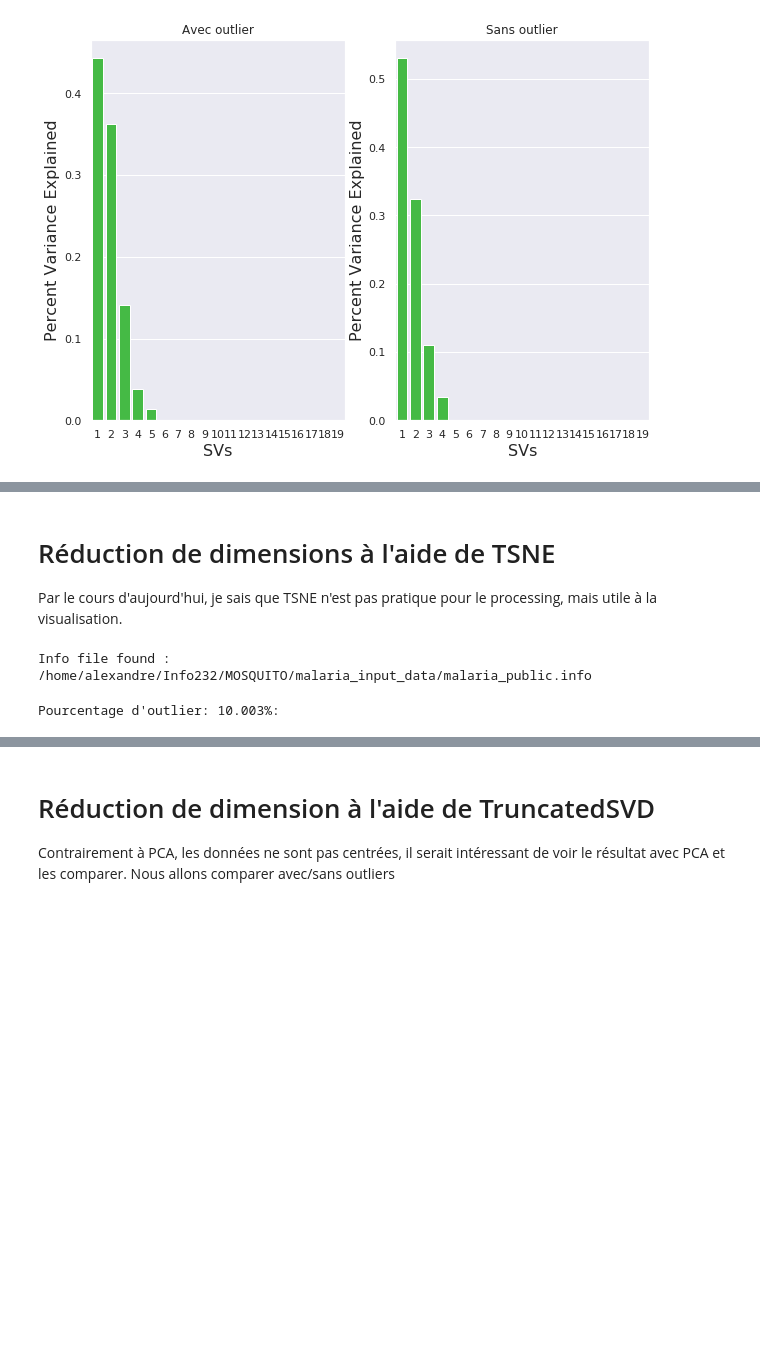
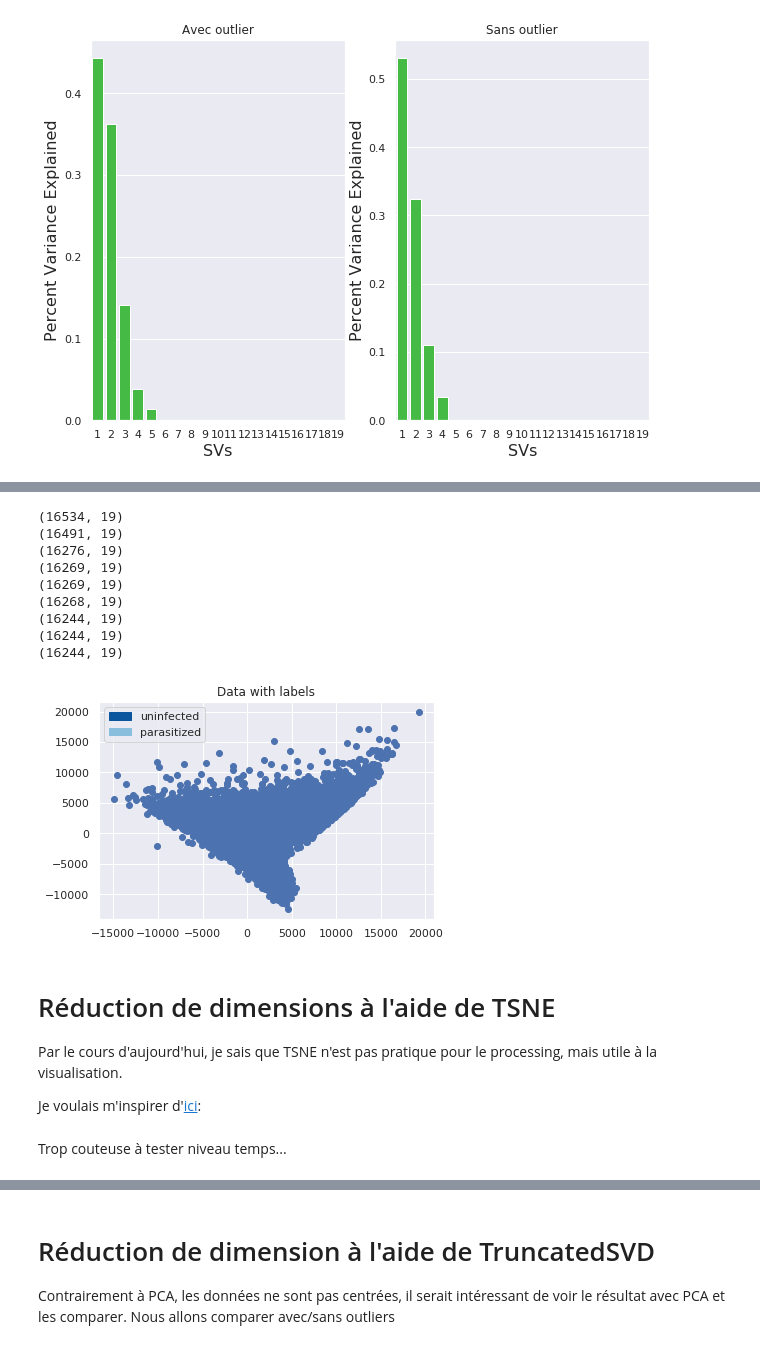
Before and after one commit to PhamAlexT/MOSQUITO, a Jupyter notebook: starting_kit/README_preprocessing.ipynb, the cells around one changed output, grey strips where cells are left out. Drawn from its saved outputs; the diff is of its cells as text; code cells hidden in the pictures; blank space fills up the shorter version.

```diff
--- a/starting_kit/README_preprocessing.ipynb
+++ b/starting_kit/README_preprocessing.ipynb
@@ -763,7 +791,47 @@ Nous voyons qu'avec suppression d'oulier puis PCA, nous pouvons nous ramener à
+# %%
+from scipy import stats
+
+def remove_outlier(df_in, col_name):
+    q1 = df_in[col_name].quantile(0.05)
+    q3 = df_in[col_name].quantile(0.95)
+    iqr = q3-q1 #Interquartile range
+    fence_low  = q1-1.5*iqr
+    fence_high = q3+1.5*iqr
+    df_out = df_in.loc[(df_in[col_name] > fence_low) & (df_in[col_name] < fence_high)]
+    return df_out
+# %%
+d = df_n.drop(columns=['parasitized'])
+for i in range (0,8):
+    #print("On enlève les outlier pour: {}".format(c))
+    print(np.shape(d))
+    d = remove_outlier(d,d.columns.values[i]) #Grace au print d'avant...
+
+print(np.shape(d))
+pca = PCA(n_components=4).fit(d)
+X_pcaSA = pca.transform(d)
+l = df_n.to_numpy()[:,0]       #On recupere les vrais labels
+plt.legend(handles=[cells_a,cells_b])
+plt.title('Data with labels')
+#plt.scatter(X_pcaSA[:, 0], X_pcaSA[:, 1],  c=colors[l.astype(int)])
+plt.scatter(X_pcaSA[:, 0], X_pcaSA[:, 1])
+plt.show()
+# %% [output]
+(16534, 19)
+(16491, 19)
+(16276, 19)
+(16269, 19)
+(16269, 19)
+(16268, 19)
+(16244, 19)
+(16244, 19)
+(16244, 19)
+[figure, added]
 # %% [markdown]
 # Réduction de dimensions à l'aide de TSNE
 
 Par le cours d'aujourd'hui, je sais que TSNE n'est pas pratique pour le processing, mais utile à la visualisation.
+
+Je voulais m'inspirer d'[ici](https://towardsdatascience.com/visualising-high-dimensional-datasets-using-pca-and-t-sne-in-python-8ef87e7915b):
 # %%
 #Package utile
 from sklearn.manifold import TSNE
@@ -770,11 +839,3 @@ from sklearn.manifold import TSNE
-# %%
-D = DataManager(data_name, data_dir, replace_missing=True)
-X_train_pre, X_test_pre, y_train_pre, y_test_pre = train_test_split(D.data['X_train'], D.data['Y_train'], test_size=0.33, random_state=42)
-
-X = supprOutlier(X_train_pre)
-
-Xe = TSNE(n_components=2).fit_transform(X)
-# %% [output]
-Info file found : /home/alexandre/Info232/MOSQUITO/malaria_input_data/malaria_public.info
-Pourcentage d'outlier: 10.003%:
+# %% [markdown]
+Trop couteuse à tester niveau temps...
 # %% [markdown]
```
Also changed, not shown: parts of 16 cells of this notebook.
